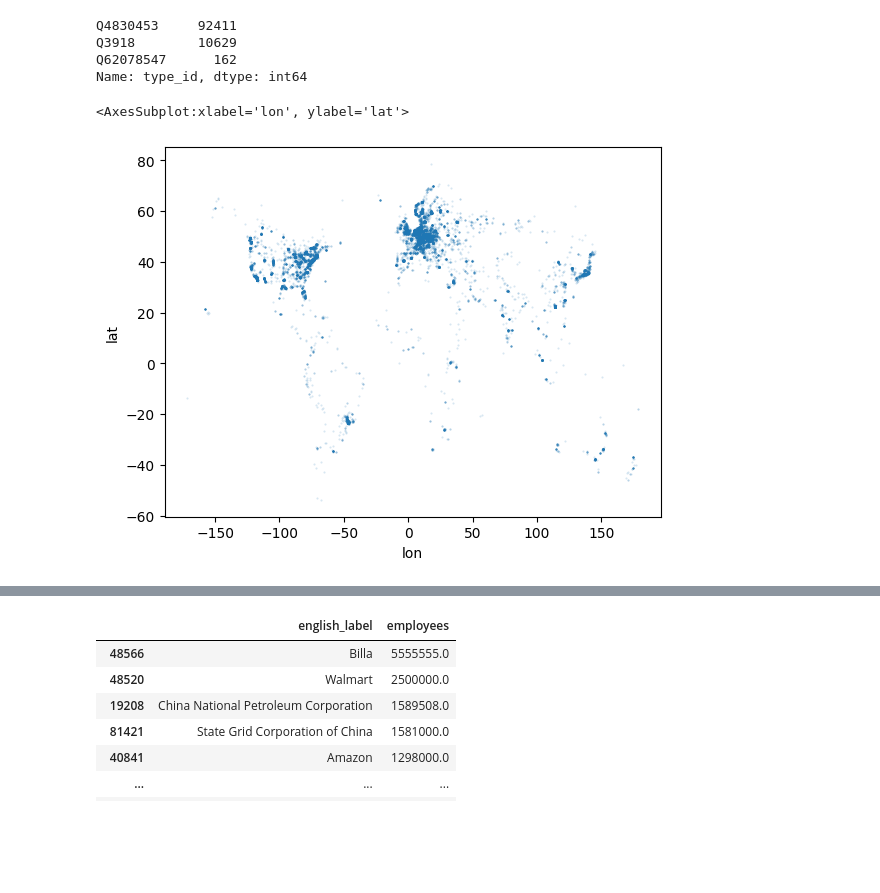
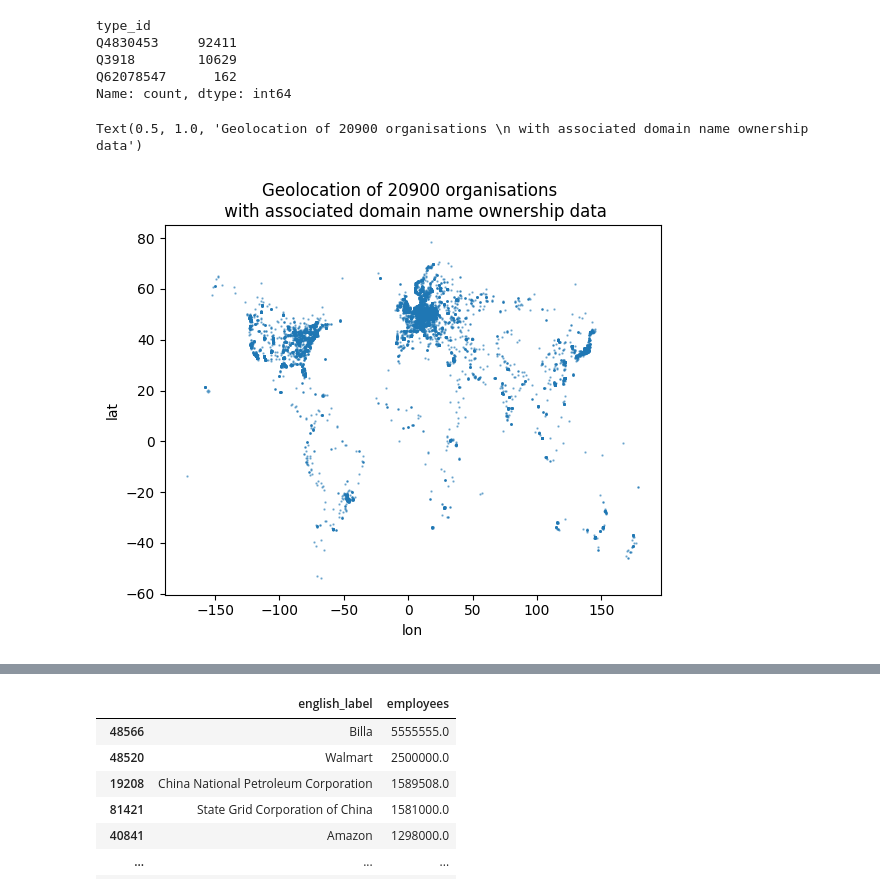
Before and after one commit to c-riq/stated, a Jupyter notebook: analysis/add_org_urls_to_postgres_database.ipynb, the cells around one changed output, grey strips where cells are left out. Drawn from its saved outputs; the diff is of its cells as text; code cells hidden in the pictures; blank space fills up the shorter version.

```diff
--- a/analysis/add_org_urls_to_postgres_database.ipynb
+++ b/analysis/add_org_urls_to_postgres_database.ipynb
@@ -9,7 +9,7 @@ import matplotlib.pyplot as plt
 
 import json
 # %%
-base_path = '/Users/c/Desktop/project/jupyter_20191230/data/wikidata/extract_org_urls/'
+base_path = '/Users/c/Desktop/project/data_20221022/wikidata/extract_org_urls/'
 # %%
 df = pd.read_csv(base_path + 'till_Q106411824.csv')
 # %%
@@ -25,12 +25,17 @@ df = pd.concat(dfs, ignore_index=True)
 # %%
 df.type_id.value_counts()
 # %% [output]
+type_id
 Q4830453     92411
 Q3918        10629
 Q62078547      162
-Name: type_id, dtype: int64
+Name: count, dtype: int64
+# %%
+df.domain = df.official_website.apply(lambda x: x.replace("http://", "").replace("https://", "") if isinstance(x, str) else '')
+df.domain = df.domain.apply(lambda x: re.sub('^www.', '', x))
 # %%
-df.plot.scatter(x="lon", y="lat", alpha=0.2, s=0.2)
+df.plot.scatter(x="lon", y="lat", alpha=0.5, s=0.5)
+plt.title("Geolocation of 20900 organisations \n with associated domain name ownership data")
 # %% [output]
-<AxesSubplot:xlabel='lon', ylabel='lat'>
+Text(0.5, 1.0, 'Geolocation of 20900 organisations \n with associated domain name ownership data')
-[figure, old version]
+[figure, new version]
```
Also changed, not shown: parts of 1 cell of this notebook, 8 other files.
